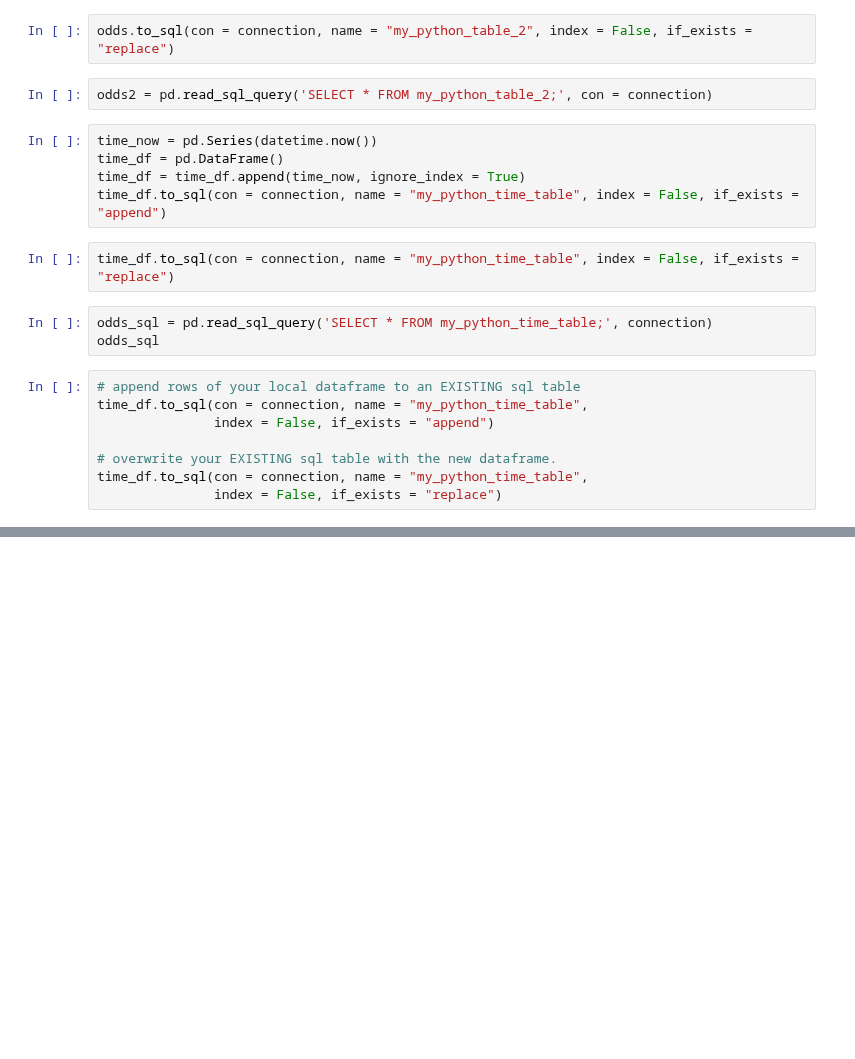
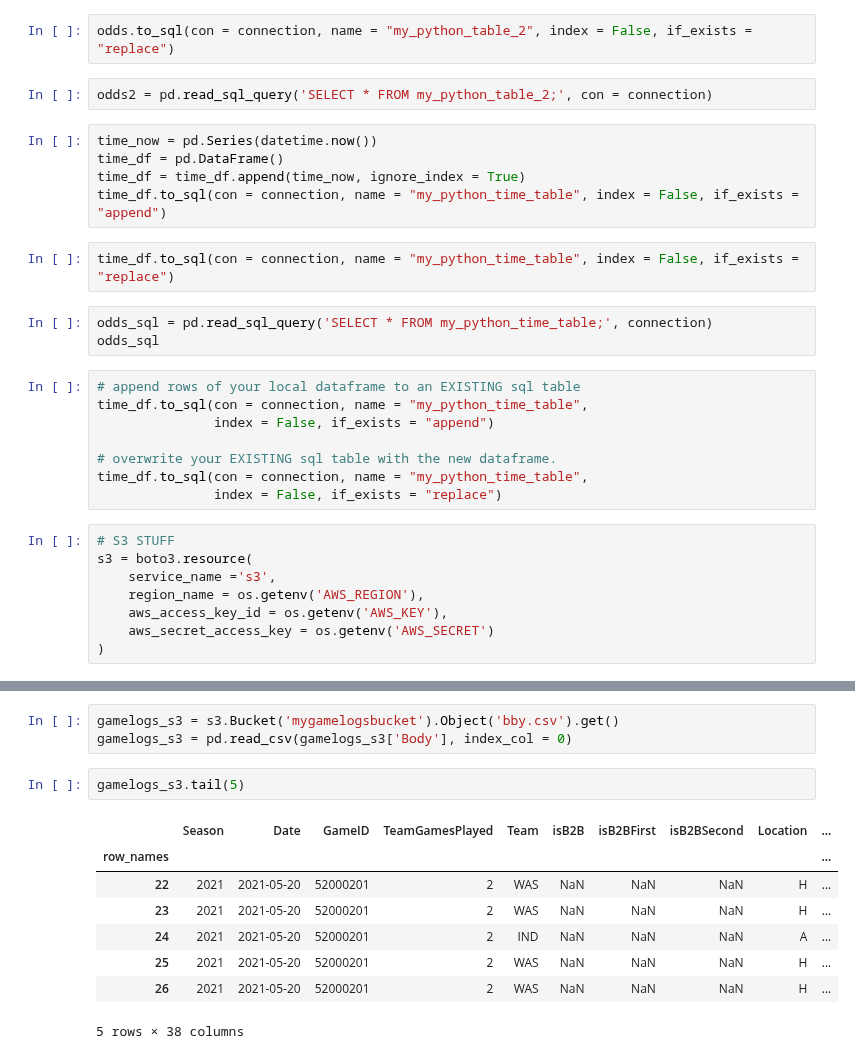
Before and after one commit to jyablonski/jyablonski_praq, a Jupyter notebook: bbref_webscrape.ipynb, the cells around one changed output, grey strips where cells are left out. Saved outputs shown, nothing was run; the diff lists cells and outputs as text; blank space fills up the shorter version.

```diff
--- a/bbref_webscrape.ipynb
+++ b/bbref_webscrape.ipynb
@@ -412,3 +416,11 @@ time_df.to_sql(con = connection, name = "my_python_time_table",
 # overwrite your EXISTING sql table with the new dataframe.
 time_df.to_sql(con = connection, name = "my_python_time_table",
                index = False, if_exists = "replace")
+# %%
+# S3 STUFF
+s3 = boto3.resource(
+    service_name ='s3',
+    region_name = os.getenv('AWS_REGION'),
+    aws_access_key_id = os.getenv('AWS_KEY'),
+    aws_secret_access_key = os.getenv('AWS_SECRET')
+)
@@ -414,0 +449,14 @@ time_df.to_sql(con = connection, name = "my_python_time_table",
+# %%
+gamelogs_s3 = s3.Bucket('mygamelogsbucket').Object('bby.csv').get()
+gamelogs_s3 = pd.read_csv(gamelogs_s3['Body'], index_col = 0)
+# %%
+gamelogs_s3.tail(5)
+# %% [output]
+|  | Season | Date | GameID | TeamGamesPlayed | Team | isB2B | isB2BFirst | isB2BSecond | Location | ... |
+| row_names |  |  |  |  |  |  |  |  |  | ... |
+| 22 | 2021 | 2021-05-20 | 52000201 | 2 | WAS | NaN | NaN | NaN | H | ... |
+| 23 | 2021 | 2021-05-20 | 52000201 | 2 | WAS | NaN | NaN | NaN | H | ... |
+| 24 | 2021 | 2021-05-20 | 52000201 | 2 | IND | NaN | NaN | NaN | A | ... |
+| 25 | 2021 | 2021-05-20 | 52000201 | 2 | WAS | NaN | NaN | NaN | H | ... |
+| 26 | 2021 | 2021-05-20 | 52000201 | 2 | WAS | NaN | NaN | NaN | H | ... |
+5 rows × 38 columns
```
Also changed, not shown: parts of 7 cells of this notebook.
